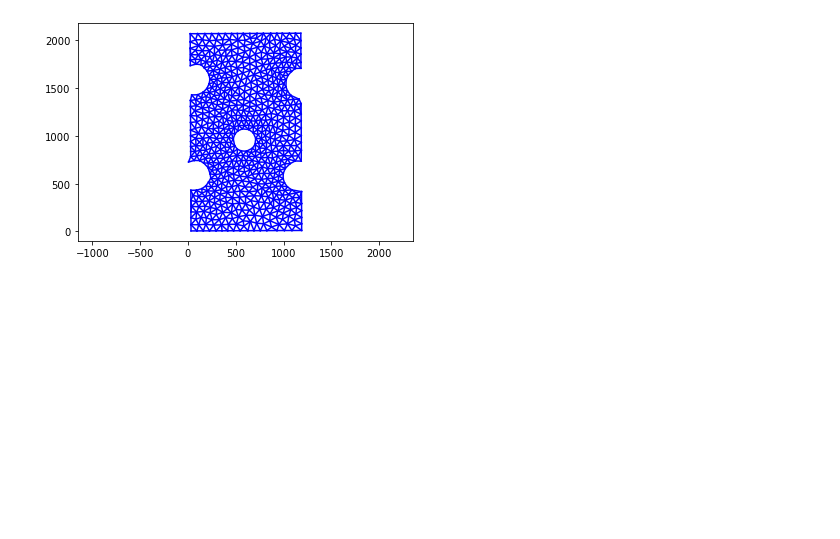
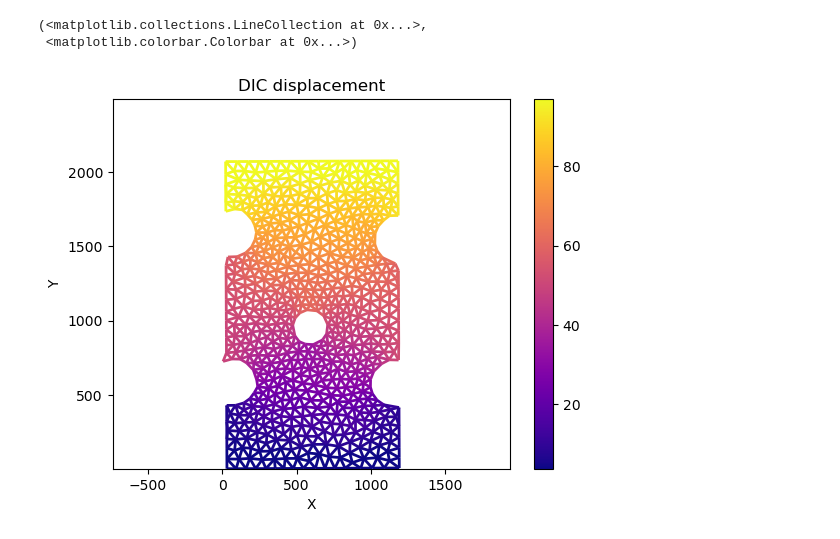
Before and after one commit to jrethore/cism_2025, a Jupyter notebook: FEMU/FEMU_from_FEM.ipynb, the cells around one changed output. Drawn from its saved outputs; the diff is of its cells as text; code cells hidden in the pictures; blank space fills up the shorter version.

```diff
--- a/FEMU/FEMU_from_FEM.ipynb
+++ b/FEMU/FEMU_from_FEM.ipynb
@@ -23,36 +23,38 @@ stdu=0.1 # amplitude of the noise on displacement
 # Loading FE model and displacement data
 npz=np.load('fem-from-dic.npz')
 Uref=npz['U']
 dUref=stdu*np.random.randn(Uref.size)
 Uref+=dUref
 Fres=npz['Fres']/thickness
 inp='dic-coarse.res'
 (X,conn)=fem.readDICmesh(inp)
 model=fem.FEModel()
 model.X=X
 model.conn=conn
 model.Assemble()
 W=model.W
 B=model.B
 
 # Setting the initial material model
 Kini=3e8
 Eoini=0.3
 mat=fem.MatModel(pix2m)
 mat.K=Kini
 mat.Eo=Eoini
 model.material=mat
 
 
 
 
 Xg=0.5*(X[conn[:,0]]+X[conn[:,1]])
 Nnodes=X.shape[0]
 Nelems=conn.shape[0]
-plt.plot(X[conn,0].T,X[conn,1].T,'b-');
-plt.axis('equal');
+fig, ax = plt.subplots()
+model.show_field(fig, ax,Uref[Nnodes::], name = "DIC displacement")
 # %% [output]
+(<matplotlib.collections.LineCollection at 0x...>,
+ <matplotlib.colorbar.Colorbar at 0x...>)
-[figure, old version]
+[figure, new version]
 # %%
 # Boundary conditions for the FE simulation
 # Displacement control -> ux,uy from DIC on bottom, ux,uy from DIC on top
```
Also changed, not shown: parts of 3 cells of this notebook, 7 other files.
